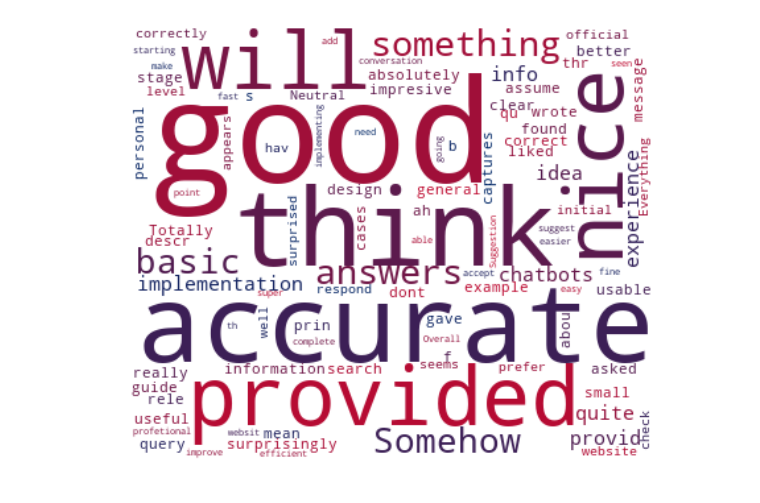
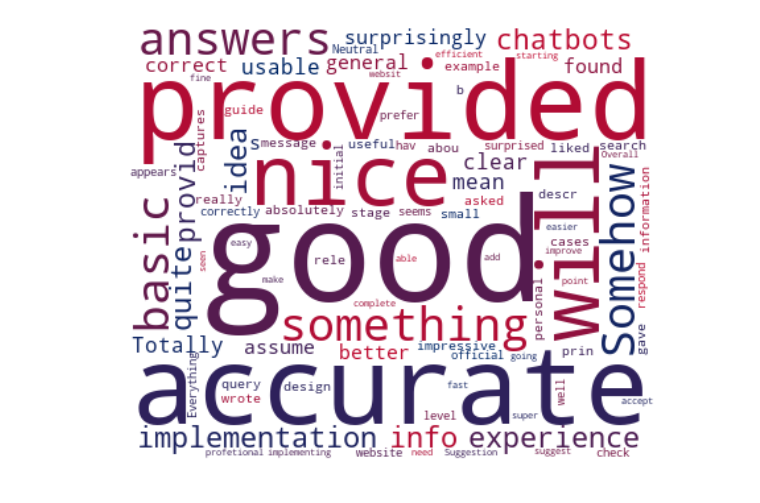
Before and after one commit to BabakBar/Sentiment-Analysis-Adv, a Jupyter notebook: survey.ipynb, the cells around one changed output. Drawn from its saved outputs; the diff is of its cells as text; code cells hidden in the pictures.

```diff
--- a/survey.ipynb
+++ b/survey.ipynb
@@ -37,26 +25,24 @@ plt.show()
 # %%
-import matplotlib
-import matplotlib.pyplot as plt
-from matplotlib.colors import LinearSegmentedColormap
+
 colors = ["#BF0A30", "#002868"]
 cmap = LinearSegmentedColormap.from_list("mycmap", colors)
-my_stop_words = STOPWORDS.update(['Yes', 'bot', 'chatbot','Q10','Q9'])
+my_stop_words = STOPWORDS.update(['Q10','Q9','the','ha','qu','think'])
 
 #A function to generate the word cloud from text
 def generate_basic_wordcloud(data):
     cloud = WordCloud(width=400,
                       height=330,
-                      max_words=150,
+                      max_words=90,
                       background_color="white",
                       colormap=cmap,
                       stopwords=my_stop_words,
                       collocations=True).generate_from_text(text_survey)
     plt.figure(figsize=(10,8))
     plt.imshow(cloud, interpolation="bilinear")
     plt.axis('off')
     plt.show()
 
 #Use the function to generate the word cloud
 generate_basic_wordcloud(text_survey)
 # %% [output]
-[figure, old version]
+[figure, new version]
```
Also changed, not shown: parts of 2 cells of this notebook.
